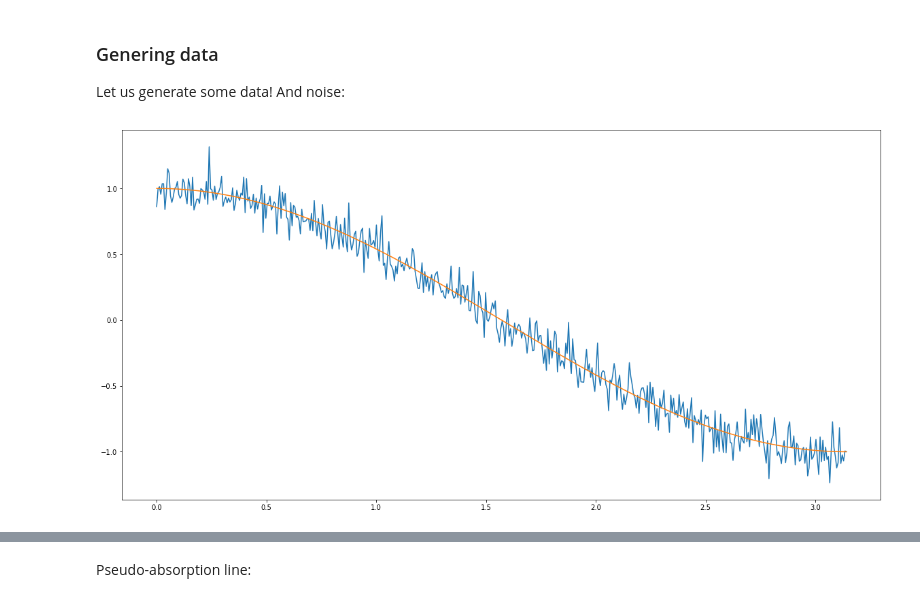
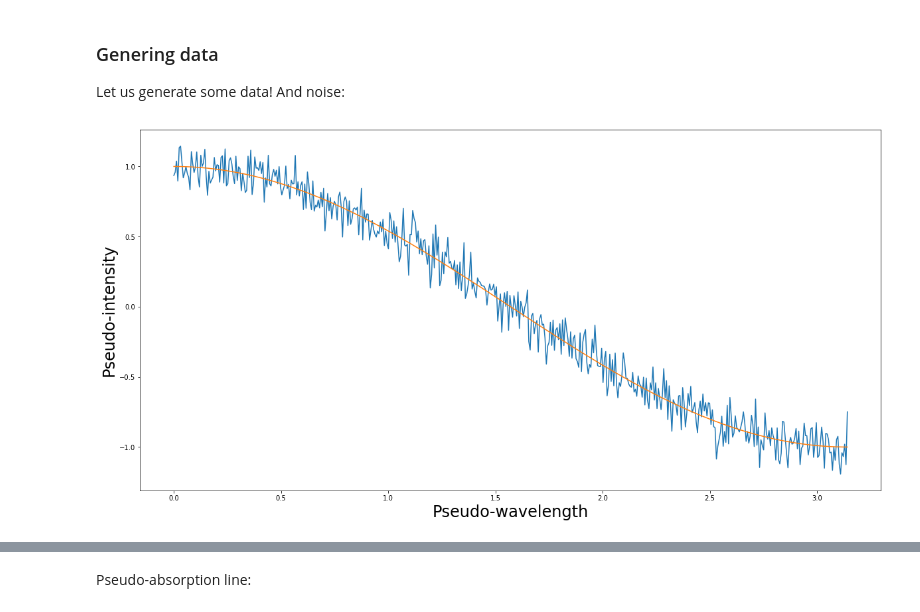
Before and after one commit to teimy/smooth, a Jupyter notebook: various-methods.ipynb, the cells around one changed output, grey strips where cells are left out. Cells and saved outputs as stored; diff of their text form; code cells hidden in the pictures.

```diff
--- a/various-methods.ipynb
+++ b/various-methods.ipynb
@@ -10,11 +11,14 @@ Let us generate some data! And noise:
 # %%
 x = np.linspace(0,np.pi,500)
 y = np.cos(x)
 noise = np.random.randn(500)/10
 
 plt.figure(figsize=(20,10))
 plt.plot(x,y+noise)
 plt.plot(x,y)
+plt.xlabel('Pseudo-wavelength', fontsize=24)
+plt.ylabel('Pseudo-intensity', fontsize=24)
+plt.savefig('pics/sin.png')
 plt.show()
 # %% [output]
-[figure, old version]
+[figure, new version]
```
Also changed, not shown: parts of 16 cells of this notebook.
